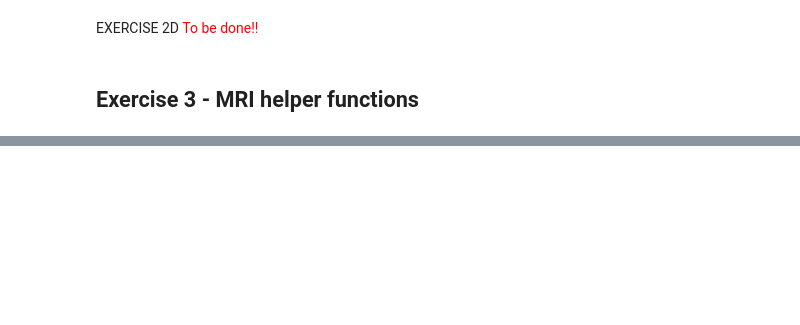
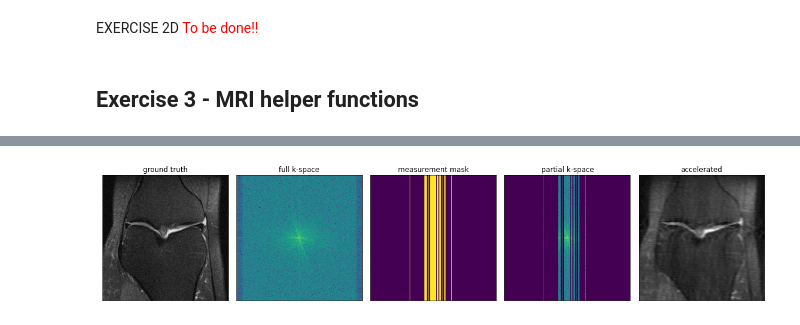
Before and after one commit to gbala97/Deep-Unfolding, a Jupyter notebook: Deep Unfolding.ipynb, the cells around one changed output, grey strips where cells are left out. Saved outputs shown, nothing was run; the diff lists cells and outputs as text; code cells hidden in the pictures; blank space fills up the shorter version.

Commit message:
feat: Complete accelerated MRI transform

```diff
--- a/Deep Unfolding.ipynb
+++ b/Deep Unfolding.ipynb
@@ -322,0 +289,53 @@ EXERCISE 2D </br>
+# %%
+def cal_acc_MRI(partial_kspace):
+    acc = torch.fft.ifft2(partial_kspace)                       # ifft2 default: last two dimensions
+    return acc
+# %%
+full_kspace = cal_full_kspace(gt)
+acc_MRI = cal_acc_MRI(partial_kspace)
+
+# plot the last example
+partial_kspace_plot_friendly = torch.log(torch.abs(partial_kspace[0,:,:])+1e-20)
+full_kspace_plot_friendly = torch.log(torch.abs(full_kspace[0,:,:])+1e-20)
+acc_MRI_plot_friendly = torch.abs(acc_MRI[0,:,:])
+acc_MRI_plot_friendly = acc_MRI_plot_friendly * (gt[0,:,:].max() / acc_MRI_plot_friendly.max())
+
+# see value ranges
+# print(gt[0,:,:].min(), gt[0,:,:].max())
+# print(acc_MRI_plot_friendly.min(), acc_MRI_plot_friendly.max())
+
+plt.figure(figsize = (16,8))
+
+plt.subplot(1,5,1)
+plt.imshow(gt[0,:,:],cmap='gray')
+plt.xticks([])
+plt.yticks([])
+plt.title('ground truth')
+
+plt.subplot(1,5,2)
+plt.imshow(full_kspace_plot_friendly,vmin=-2.3,interpolation='nearest')
+plt.xticks([])
+plt.yticks([])
+plt.title('full k-space')
+
+plt.subplot(1,5,3)
+plt.imshow(M[0,:,:],interpolation='nearest')
+plt.xticks([])
+plt.yticks([])
+plt.title('measurement mask')
+
+plt.subplot(1,5,4)
+plt.imshow(partial_kspace_plot_friendly,vmin=-2.3,interpolation='nearest')
+plt.xticks([])
+plt.yticks([])
+plt.title('partial k-space')
+
+plt.subplot(1,5,5)
+plt.imshow(acc_MRI_plot_friendly,cmap='gray')
+plt.xticks([])
+plt.yticks([])
+plt.title('accelerated')
+
+plt.tight_layout()
+# %% [output]
+[figure, added]
```
Also changed, not shown: parts of 16 cells of this notebook, 1 other file.
